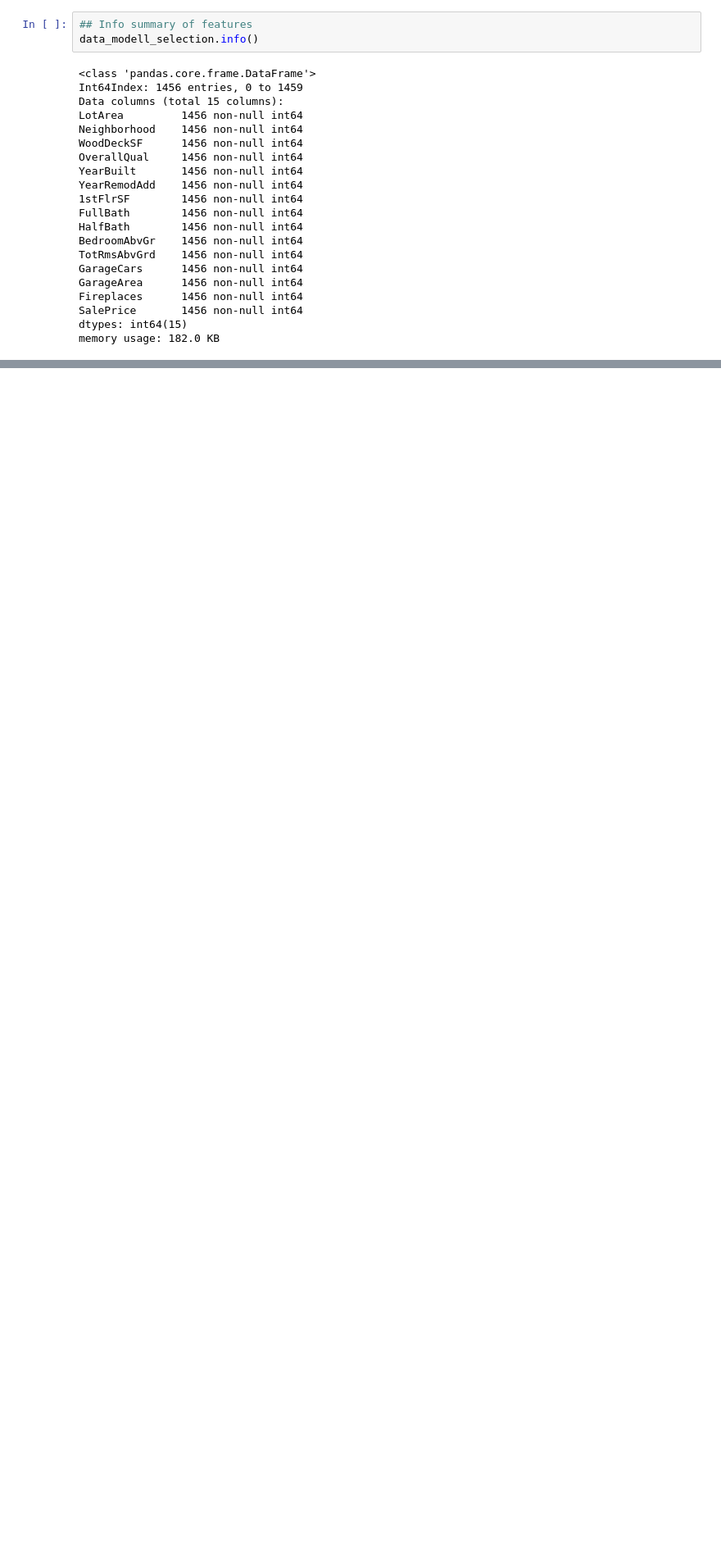
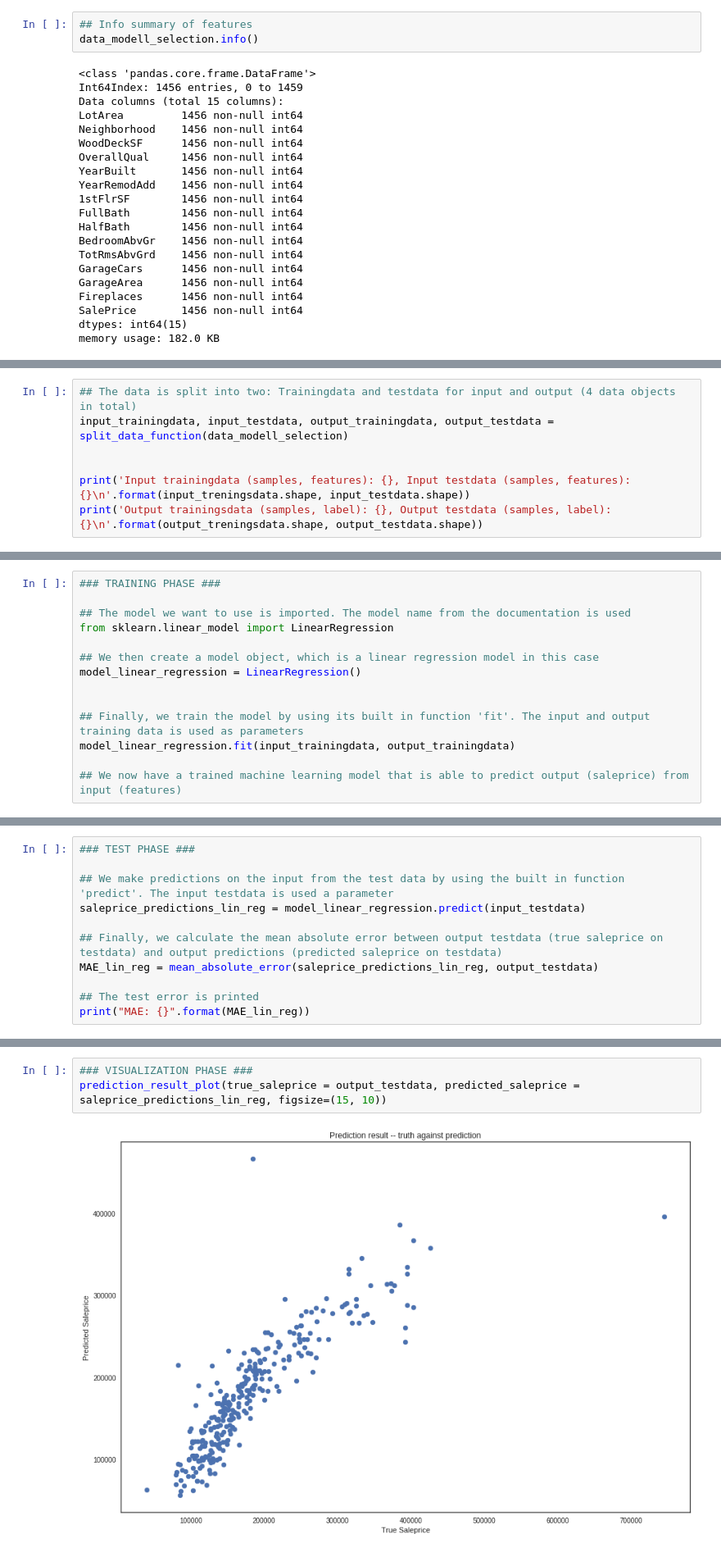
Before and after one commit to fabiansd/AI-workshop, a Jupyter notebook: House_price_prediction_showcase.ipynb, the cells around one changed output, grey strips where cells are left out. Shown at 82% size. Cells and saved outputs as stored; diff of their text form; blank space fills up the shorter version.

```diff
--- a/House_price_prediction_showcase.ipynb
+++ b/House_price_prediction_showcase.ipynb
@@ -532,0 +365,7 @@ Text(0.5,1,u'Linear regresjon med 28 attributter, MAE: 25825.0465779')
+# %%
+## The data is split into two: Trainingdata and testdata for input and output (4 data objects in total)
+input_trainingdata, input_testdata, output_trainingdata, output_testdata = split_data_function(data_modell_selection)
+
+
+print('Input trainingdata (samples, features): {}, Input testdata (samples, features): {}\n'.format(input_treningsdata.shape, input_testdata.shape))
+print('Output trainingsdata (samples, label): {}, Output testdata (samples, label): {}\n'.format(output_treningsdata.shape, output_testdata.shape))
@@ -532,0 +389,14 @@ Text(0.5,1,u'Linear regresjon med 28 attributter, MAE: 25825.0465779')
+# %%
+### TRAINING PHASE ###
+
+## The model we want to use is imported. The model name from the documentation is used
+from sklearn.linear_model import LinearRegression
+
+## We then create a model object, which is a linear regression model in this case
+model_linear_regression = LinearRegression()
+
+
+## Finally, we train the model by using its built in function 'fit'. The input and output training data is used as parameters
+model_linear_regression.fit(input_trainingdata, output_trainingdata)
+
+## We now have a trained machine learning model that is able to predict output (saleprice) from input (features)
@@ -532,0 +405,11 @@ Text(0.5,1,u'Linear regresjon med 28 attributter, MAE: 25825.0465779')
+# %%
+### TEST PHASE ###
+
+## We make predictions on the input from the test data by using the built in function 'predict'. The input testdata is used a parameter
+saleprice_predictions_lin_reg = model_linear_regression.predict(input_testdata)
+
+## Finally, we calculate the mean absolute error between output testdata (true saleprice on testdata) and output predictions (predicted saleprice on testdata)
+MAE_lin_reg = mean_absolute_error(saleprice_predictions_lin_reg, output_testdata)
+
+## The test error is printed
+print("MAE: {}".format(MAE_lin_reg))
@@ -532,0 +418,5 @@ Text(0.5,1,u'Linear regresjon med 28 attributter, MAE: 25825.0465779')
+# %%
+### VISUALIZATION PHASE ###
+prediction_result_plot(true_saleprice = output_testdata, predicted_saleprice = saleprice_predictions_lin_reg, figsize=(15, 10))
+# %% [output]
+[figure, added]
```
Also changed, not shown: parts of 42 cells of this notebook.
